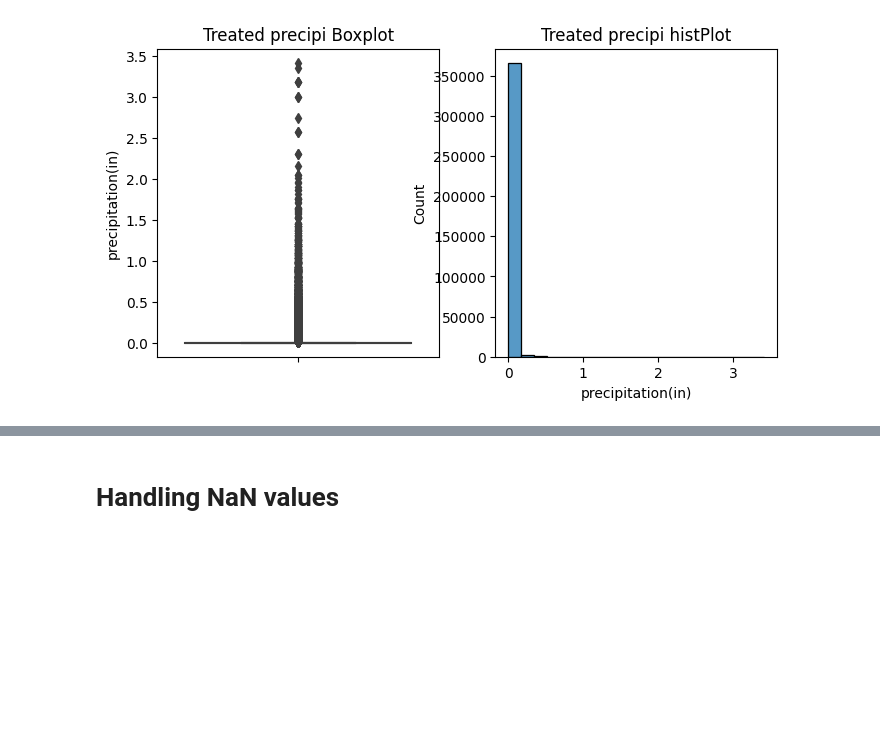
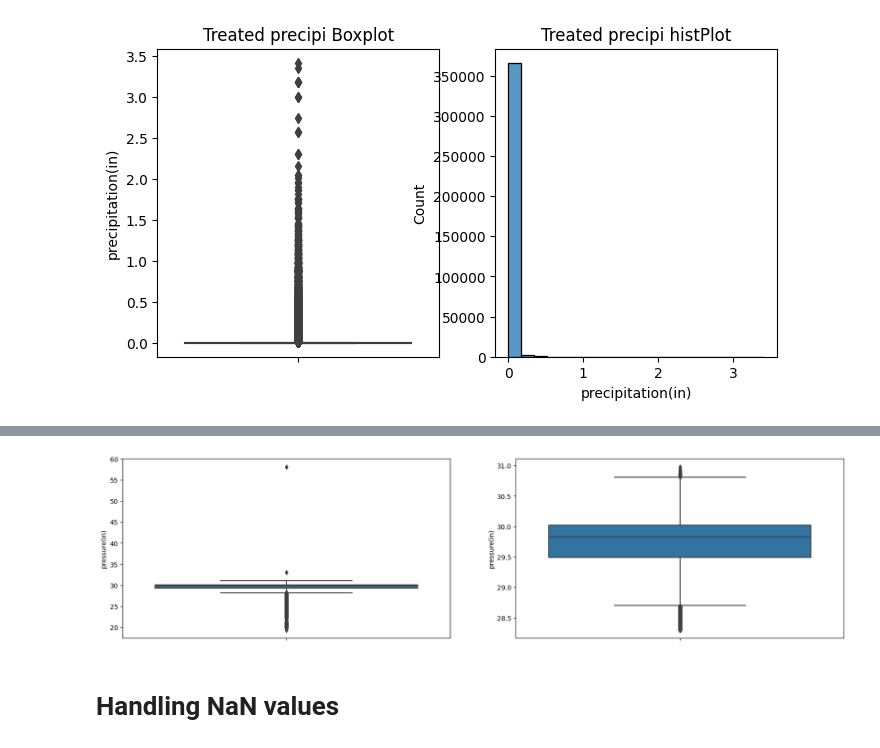
Before and after one commit to Govind-Asawa/US_Car_Accidents, a Jupyter notebook: ML_US_Car_accidents.ipynb, the cells around one changed output, grey strips where cells are left out. Cells and saved outputs as stored; diff of their text form; code cells hidden in the pictures; blank space fills up the shorter version.

```diff
--- a/ML_US_Car_accidents.ipynb
+++ b/ML_US_Car_accidents.ipynb
@@ -616,0 +672,2 @@ plt.show()
+# %%
+pressure_outliers=detect_outliers_iqr(df2["pressure(in)"])
@@ -616,0 +679,4 @@ plt.show()
+# %%
+for i in pressure_outliers:
+    df2["pressure(in)"] = np.where(df2["pressure(in)"]==i, median_pressure, df2["pressure(in)"])
+print("New pressure(in)", df2["pressure(in)"])
@@ -617,3 +696,7 @@ plt.show()
+# %%
+plot_box('pressure(in)', df2)
+# %% [output]
+[figure, added]
 # %% [markdown]
 # Handling NaN values
 # %% [markdown]
```
Also changed, not shown: parts of 22 cells of this notebook.
